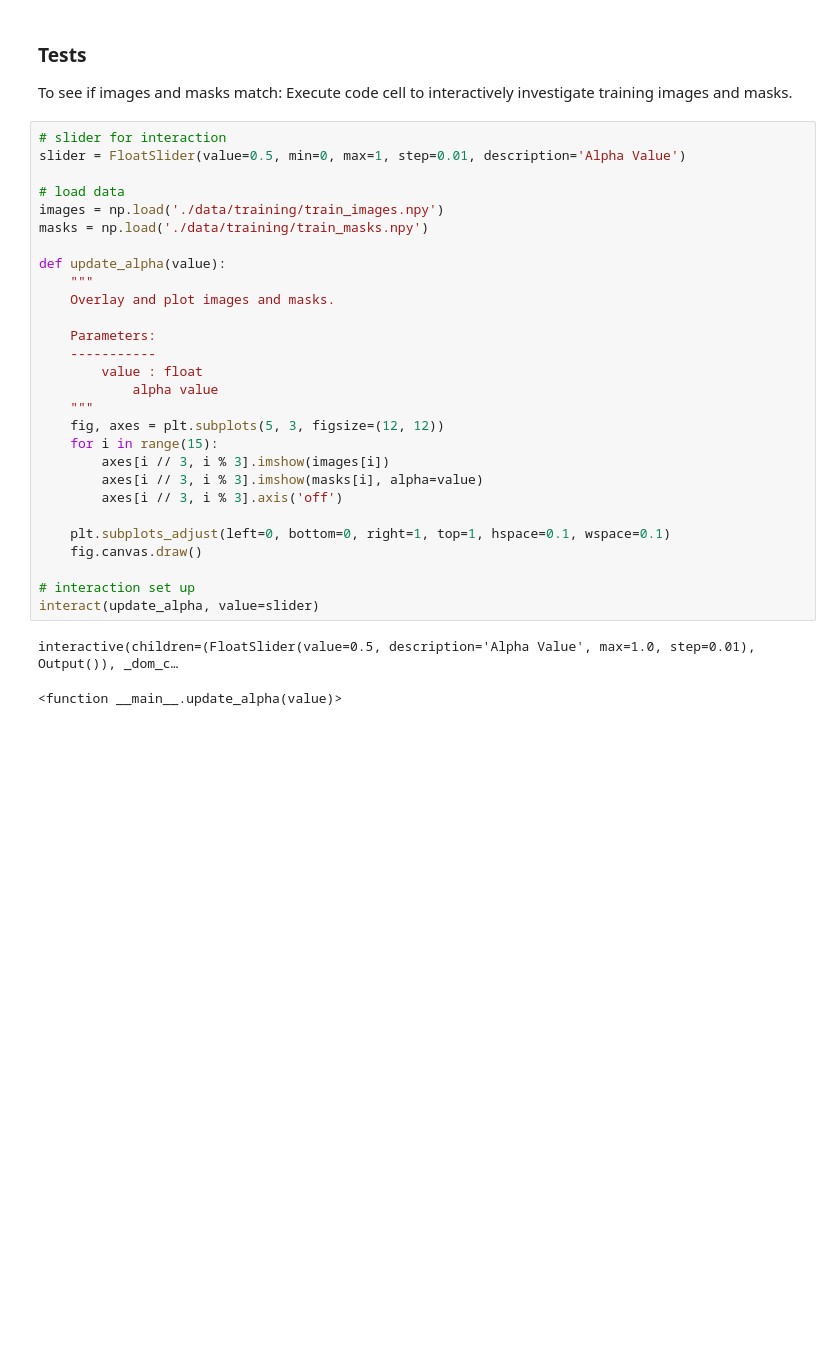
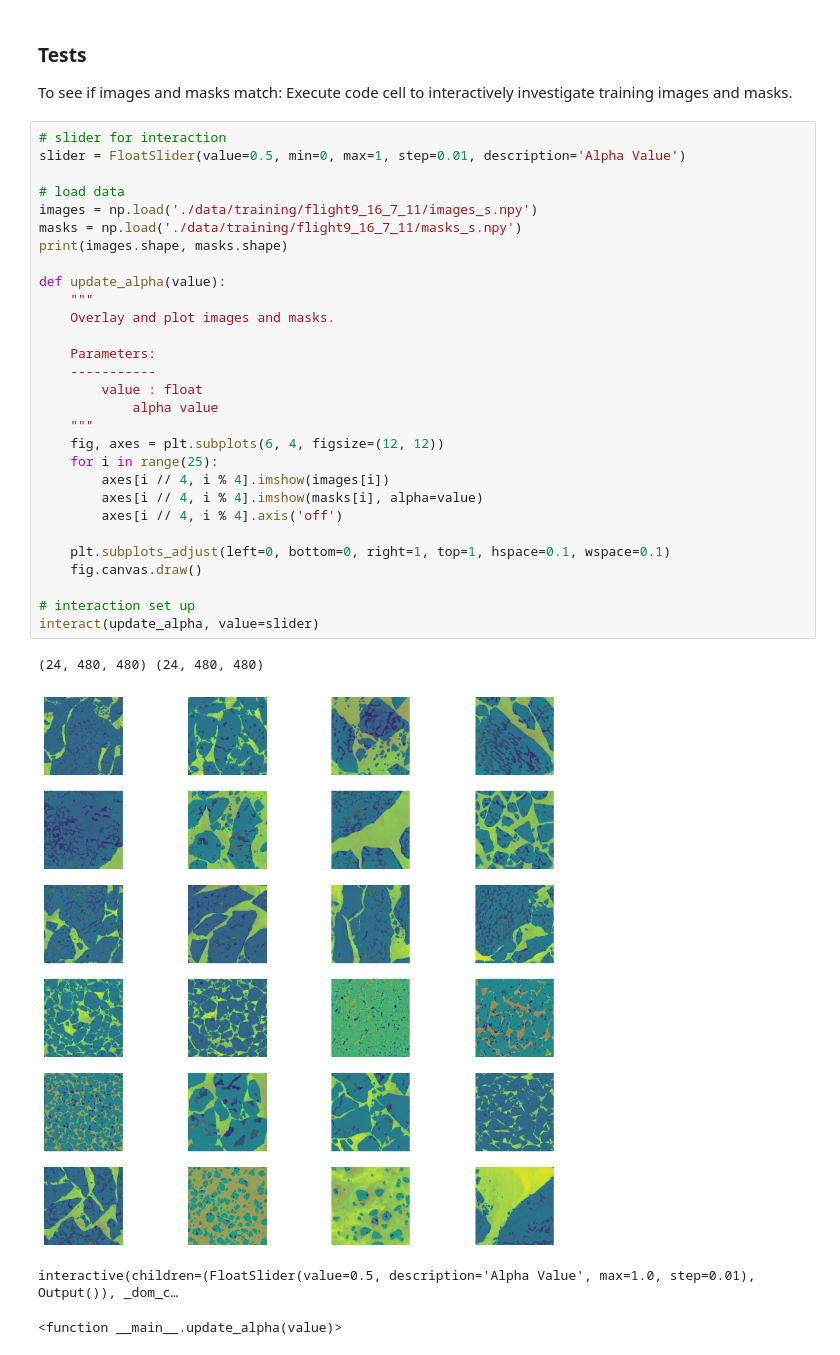
Before and after one commit to marlens123/pond_segmentation, a Jupyter notebook: preprocess_training.ipynb, the cells around one changed output. Drawn from its saved outputs; the diff is of its cells as text; blank space fills up the shorter version.

```diff
--- a/preprocess_training.ipynb
+++ b/preprocess_training.ipynb
@@ -113,31 +113,34 @@ To see if images and masks match: Execute code cell to interactively investigate
 # %%
 # slider for interaction
 slider = FloatSlider(value=0.5, min=0, max=1, step=0.01, description='Alpha Value')
 
 # load data
-images = np.load('./data/training/train_images.npy')
-masks = np.load('./data/training/train_masks.npy')
+images = np.load('./data/training/flight9_16_7_11/images_s.npy')
+masks = np.load('./data/training/flight9_16_7_11/masks_s.npy')
+print(images.shape, masks.shape)
 
 def update_alpha(value):
     """
     Overlay and plot images and masks.
 
     Parameters:
     -----------
         value : float
             alpha value
     """
-    fig, axes = plt.subplots(5, 3, figsize=(12, 12))
-    for i in range(15):
-        axes[i // 3, i % 3].imshow(images[i])
-        axes[i // 3, i % 3].imshow(masks[i], alpha=value)
-        axes[i // 3, i % 3].axis('off')
+    fig, axes = plt.subplots(6, 4, figsize=(12, 12))
+    for i in range(25):
+        axes[i // 4, i % 4].imshow(images[i])
+        axes[i // 4, i % 4].imshow(masks[i], alpha=value)
+        axes[i // 4, i % 4].axis('off')
 
     plt.subplots_adjust(left=0, bottom=0, right=1, top=1, hspace=0.1, wspace=0.1)
     fig.canvas.draw()
 
 # interaction set up
 interact(update_alpha, value=slider)
 # %% [output]
-interactive(children=(FloatSlider(value=0.5, description='Alpha Value', max=1.0, step=0.01), Output()), _dom_c…
+(24, 480, 480) (24, 480, 480)
+[figure, added]
-<function __main__.update_alpha(value)>
+interactive(children=(FloatSlider(value=0.5, description='Alpha Value', max=1.0, step=0.01), Output()), _dom_c…
+<function __main__.update_alpha(value)>
```
Also changed, not shown: parts of 7 cells of this notebook.
